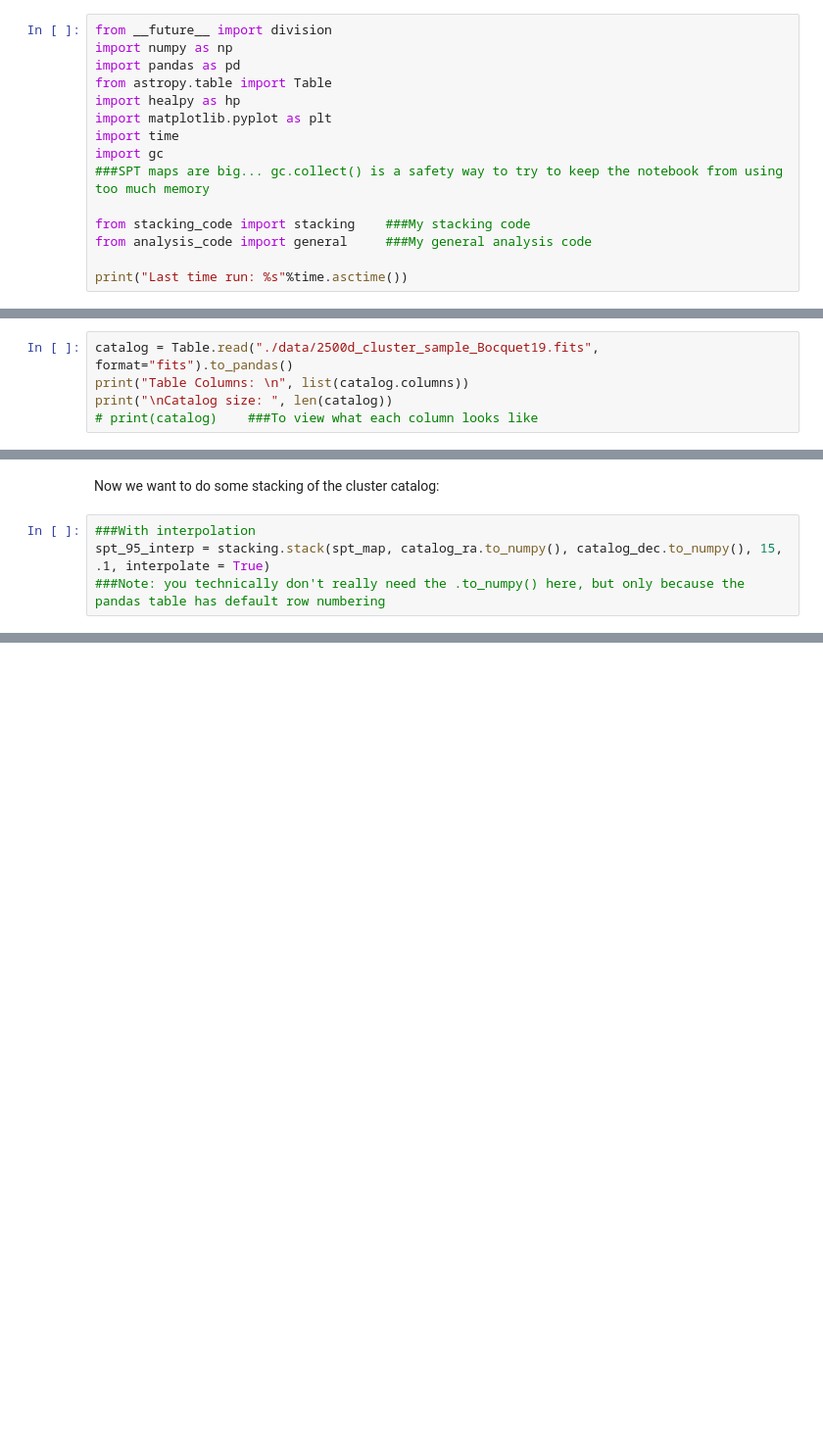
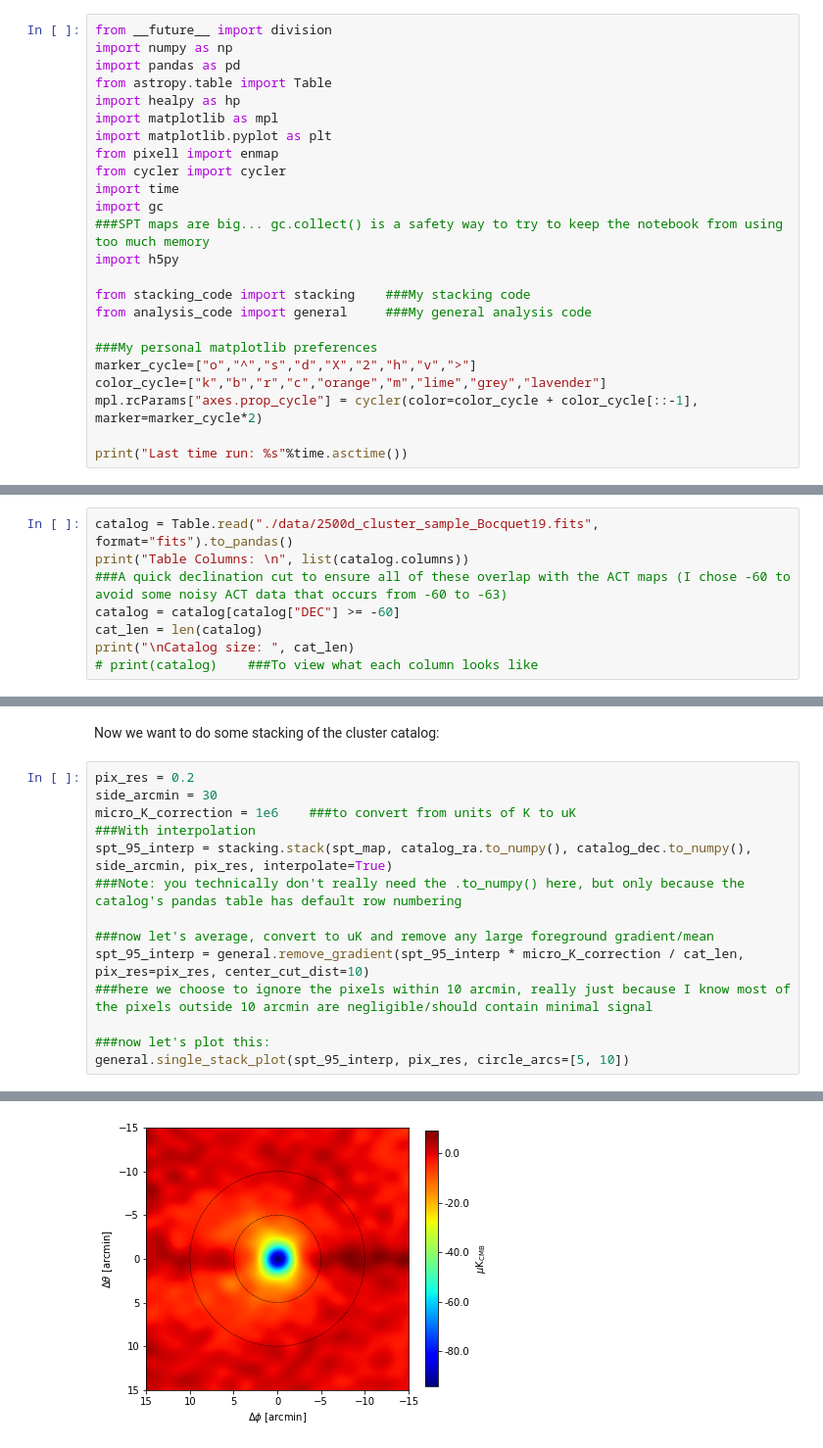
Before and after one commit to JeremyMeinke/mm_astronomy_stacking, a Jupyter notebook: stacking_example.ipynb, the cells around one changed output, grey strips where cells are left out. Shown: that part at 98% size. Drawn from its saved outputs; the diff is of its cells as text; blank space fills up the shorter version.

Commit message:
complete stacking example

```diff
--- a/stacking_example.ipynb
+++ b/stacking_example.ipynb
@@ -22,13 +28,22 @@ import numpy as np
 import pandas as pd
 from astropy.table import Table
 import healpy as hp
+import matplotlib as mpl
 import matplotlib.pyplot as plt
+from pixell import enmap
+from cycler import cycler
 import time
 import gc
 ###SPT maps are big... gc.collect() is a safety way to try to keep the notebook from using too much memory
+import h5py
 
 from stacking_code import stacking    ###My stacking code
 from analysis_code import general     ###My general analysis code
 
+###My personal matplotlib preferences
+marker_cycle=["o","^","s","d","X","2","h","v",">"]
+color_cycle=["k","b","r","c","orange","m","lime","grey","lavender"]
+mpl.rcParams["axes.prop_cycle"] = cycler(color=color_cycle + color_cycle[::-1], marker=marker_cycle*2)
+
 print("Last time run: %s"%time.asctime())
 # %% [output]
@@ -38,7 +53,10 @@ Now reading the cluster catalog and into a pandas table:
 # %%
 catalog = Table.read("./data/2500d_cluster_sample_Bocquet19.fits", format="fits").to_pandas()
 print("Table Columns: \n", list(catalog.columns))
-print("\nCatalog size: ", len(catalog))
+###A quick declination cut to ensure all of these overlap with the ACT maps (I chose -60 to avoid some noisy ACT data that occurs from -60 to -63)
+catalog = catalog[catalog["DEC"] >= -60]
+cat_len = len(catalog)
+print("\nCatalog size: ", cat_len)
 # print(catalog)    ###To view what each column looks like
 # %% [output]
 Table Columns:
@@ -78,7 +92,17 @@ plt.show()
 # %% [markdown]
 Now we want to do some stacking of the cluster catalog:
 # %%
+pix_res = 0.2
+side_arcmin = 30
+micro_K_correction = 1e6	###to convert from units of K to uK
 ###With interpolation
-spt_95_interp = stacking.stack(spt_map, catalog_ra.to_numpy(), catalog_dec.to_numpy(), 15, .1, interpolate = True)
-###Note: you technically don't really need the .to_numpy() here, but only because the pandas table has default row numbering
+spt_95_interp = stacking.stack(spt_map, catalog_ra.to_numpy(), catalog_dec.to_numpy(), side_arcmin, pix_res, interpolate=True)
+###Note: you technically don't really need the .to_numpy() here, but only because the catalog's pandas table has default row numbering
+
+###now let's average, convert to uK and remove any large foreground gradient/mean
+spt_95_interp = general.remove_gradient(spt_95_interp * micro_K_correction / cat_len, pix_res=pix_res, center_cut_dist=10)
+###here we choose to ignore the pixels within 10 arcmin, really just because I know most of the pixels outside 10 arcmin are negligible/should contain minimal signal
+
+###now let's plot this:
+general.single_stack_plot(spt_95_interp, pix_res, circle_arcs=[5, 10])
 # %% [output]
@@ -101,2 +112,3 @@ array([[0.02291076, 0.02287788, 0.02282171, ..., 0.02031052, 0.02035027,
+[figure, added]
 # %%
 ###And without interpolation: (less noticeable with the larger the sample)
```
Also changed, not shown: parts of 30 cells of this notebook, 15 other files.
